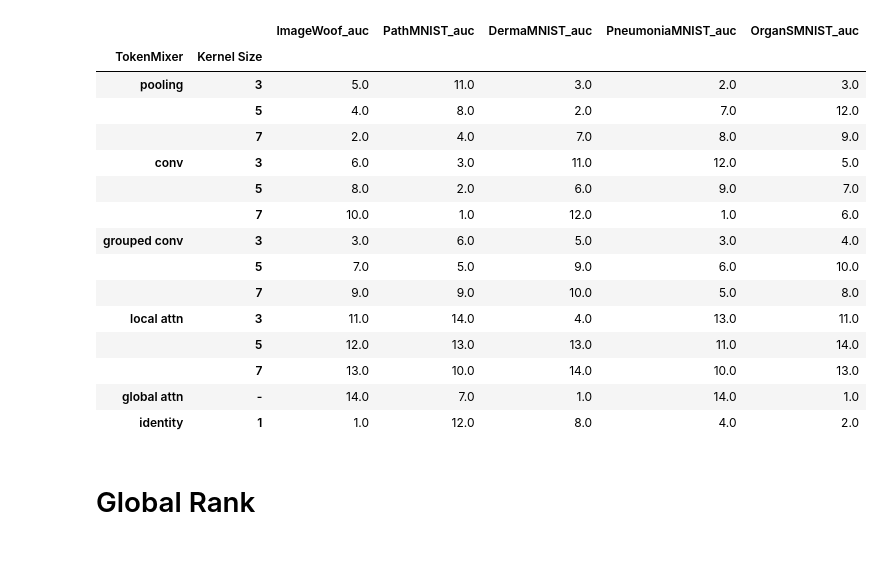
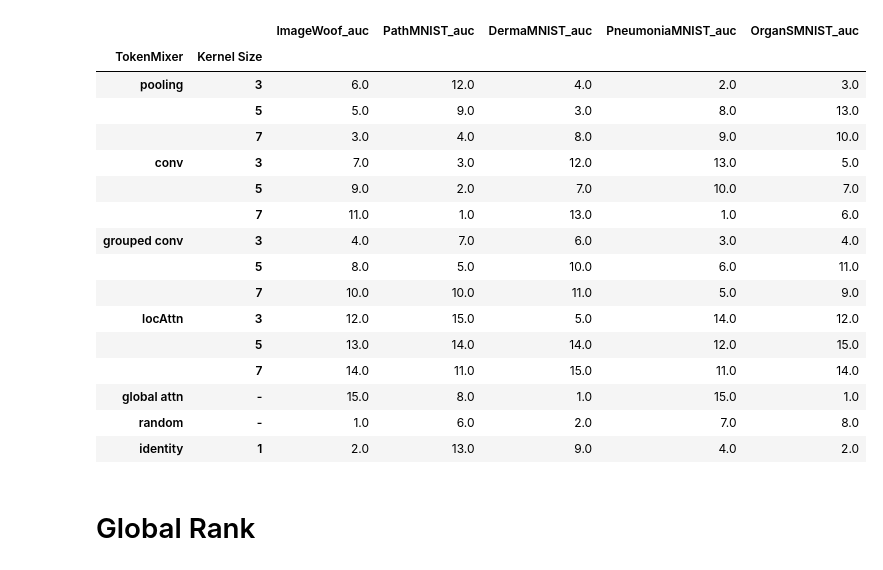
Before and after one commit to multimodallearning/MetaFormerMedImaging, a Jupyter notebook: eval/table_plot_classification_4t_scratch.ipynb, the cells around one changed output. Cells and saved outputs as stored; diff of their text form; code cells hidden in the pictures.

```diff
--- a/eval/table_plot_classification_4t_scratch.ipynb
+++ b/eval/table_plot_classification_4t_scratch.ipynb
@@ -11,13 +11,14 @@ markdown_string = """
 | conv        | 3           | 0.7869, 0.9483, 0.7891 | 0.8862, 0.9834, 0.8814   | 0.7083, 0.8675, 0.7123   | 0.9064, 0.9761, 0.9201   | 0.7721, 0.9534, 0.7765 |
 |             | 5           | 0.754, 0.9353, 0.7567  | 0.9045, 0.9878, 0.9035   | 0.7012, 0.8855, 0.7013   | 0.9419, 0.9807, 0.948    | 0.7695, 0.9475, 0.7743 |
 |             | 7           | 0.7078, 0.9235, 0.709  | 0.9115, 0.9887, 0.9112   | 0.6883, 0.8628, 0.6872   | 0.95, 0.9925, 0.9535     | 0.7872, 0.9503, 0.7901 |
-| grouped conv    | 3           | 0.7915, 0.9534, 0.7937 | 0.8888, 0.9803, 0.884    | 0.7138, 0.8867, 0.7029   | 0.9474, 0.9886, 0.9532   | 0.7837, 0.9535, 0.7863 |
+| grouped conv   | 3           | 0.7915, 0.9534, 0.7937 | 0.8888, 0.9803, 0.884    | 0.7138, 0.8867, 0.7029   | 0.9474, 0.9886, 0.9532   | 0.7837, 0.9535, 0.7863 |
 |             | 5           | 0.7694, 0.9412, 0.7713 | 0.9068, 0.9821, 0.9065   | 0.7091, 0.8746, 0.7062   | 0.9534, 0.9863, 0.9569   | 0.7961, 0.941, 0.8001  |
 |             | 7           | 0.7411, 0.9341, 0.7424 | 0.8927, 0.9798, 0.8884   | 0.6882, 0.8681, 0.7121   | 0.9521, 0.9878, 0.9552   | 0.785, 0.944, 0.7871   |
-| local attn   | 3           | 0.7357, 0.9152, 0.7371 | 0.858, 0.9701, 0.8476   | 0.7255, 0.8869, 0.7263  | 0.9521, 0.9739, 0.9521  | 0.7852, 0.9384, 0.7868 |
+| locAttn   | 3           | 0.7357, 0.9152, 0.7371 | 0.858, 0.9701, 0.8476   | 0.7255, 0.8869, 0.7263  | 0.9521, 0.9739, 0.9521  | 0.7852, 0.9384, 0.7868 |
 |             | 5           | 0.7203, 0.9104, 0.7206 | 0.8868, 0.9726, 0.8781  | 0.6999, 0.8538, 0.7199   | 0.9333, 0.978, 0.9408   | 0.783, 0.9274, 0.7875  |
-|             | 7           | 0.6914, 0.9014, 0.6908 | 0.8794, 0.9782, 0.8728  | 0.692, 0.8458, 0.7081    | 0.9346, 0.9803, 0.9395  | 0.7826, 0.9326, 0.7866 |
+|             | 7           | 0.6914, 0.9014, 0.6908 | 0.8794, 0.9782, 0.8728  | 0.692, 0.8458, 0.7081    | 0.9346, 0.9803, 0.9395 | 0.7826, 0.9326, 0.7866 |
 | global attn  | -           | 0.5439, 0.8885, 0.5408 | 0.8778, 0.9802, 0.8647   | 0.6046, 0.9174, 0.5384   | 0.8688, 0.9493, 0.881    | 0.7357, 0.9679, 0.741  |
+| random      | -           | 0.79, 0.96, 0.7911     | 0.9072, 0.9805, 0.9039   | 0.707, 0.9024, 0.723     | 0.9594, 0.9863, 0.9637   | 0.7709, 0.9461, 0.7731 |
 | identity    | 1           | 0.7695, 0.9575, 0.7698 | 0.8913, 0.9756, 0.8822   | 0.6722, 0.8784, 0.6761   | 0.9432, 0.9883, 0.9466   | 0.7687, 0.9626, 0.772  |
 | ResNet18    | 3           | 0.7454, 0.9381, 0.7478 | 0.8392, 0.9735, 0.826    | 0.7332, 0.9135, 0.7388   | 0.8885, 0.8885, 0.9048   | 0.7866, 0.9627, 0.7904 |
 |             | 5           | 0.7257, 0.9355, 0.7271 | 0.8732, 0.9735, 0.8615   | 0.7002, 0.8772, 0.7331   | 0.9308, 0.9833, 0.9404   | 0.7836, 0.9558, 0.7907 |
@@ -43,47 +44,48 @@ for line in lines[3:]:
     data.append(row)
 
 df = pd.DataFrame(data)
 df.iloc[:, 0] = df.iloc[:, 0].replace("", pd.NA).ffill()
 df.set_index(['TokenMixer', 'Kernel Size'], inplace=True)
 
 df_split = df.apply(lambda col: col.str.split(","))
 df_expanded = pd.concat(
     [df_split[col].apply(pd.Series).add_prefix(f"{col.strip()}_") for col in df_split.columns],
     axis=1
 )
 
 suffix_map = {
     "_0": "_acc",
     "_1": "_auc",
     "_2": "_f1"
 }
 df = df_expanded.rename(columns=lambda col: next((col.replace(k, v) for k, v in suffix_map.items() if k in col), col))
 df = df.apply(pd.to_numeric, errors="coerce")
 # df.to_pickle('classification_4t_scratch.pkl')
 
 # drop resnet and other metrics
 df_rank = df.loc[~df.index.get_level_values(0).str.startswith('ResNet'), df.columns.str.endswith('_auc')]
 df_rank = df_rank.rank(axis=0, ascending=False, method="first")
 df_rank_no_imgwoof = df_rank.iloc[:, 1:]
 
 df_rank
 # %% [output]
 |  |  | ImageWoof_auc | PathMNIST_auc | DermaMNIST_auc | PneumoniaMNIST_auc | OrganSMNIST_auc |
 | TokenMixer | Kernel Size |  |  |  |  |  |
-| pooling | 3 | 5.0 | 11.0 | 3.0 | 2.0 | 3.0 |
-|  | 5 | 4.0 | 8.0 | 2.0 | 7.0 | 12.0 |
-|  | 7 | 2.0 | 4.0 | 7.0 | 8.0 | 9.0 |
-| conv | 3 | 6.0 | 3.0 | 11.0 | 12.0 | 5.0 |
-|  | 5 | 8.0 | 2.0 | 6.0 | 9.0 | 7.0 |
-|  | 7 | 10.0 | 1.0 | 12.0 | 1.0 | 6.0 |
-| grouped conv | 3 | 3.0 | 6.0 | 5.0 | 3.0 | 4.0 |
-|  | 5 | 7.0 | 5.0 | 9.0 | 6.0 | 10.0 |
-|  | 7 | 9.0 | 9.0 | 10.0 | 5.0 | 8.0 |
-| local attn | 3 | 11.0 | 14.0 | 4.0 | 13.0 | 11.0 |
-|  | 5 | 12.0 | 13.0 | 13.0 | 11.0 | 14.0 |
-|  | 7 | 13.0 | 10.0 | 14.0 | 10.0 | 13.0 |
-| global attn | - | 14.0 | 7.0 | 1.0 | 14.0 | 1.0 |
-| identity | 1 | 1.0 | 12.0 | 8.0 | 4.0 | 2.0 |
+| pooling | 3 | 6.0 | 12.0 | 4.0 | 2.0 | 3.0 |
+|  | 5 | 5.0 | 9.0 | 3.0 | 8.0 | 13.0 |
+|  | 7 | 3.0 | 4.0 | 8.0 | 9.0 | 10.0 |
+| conv | 3 | 7.0 | 3.0 | 12.0 | 13.0 | 5.0 |
+|  | 5 | 9.0 | 2.0 | 7.0 | 10.0 | 7.0 |
+|  | 7 | 11.0 | 1.0 | 13.0 | 1.0 | 6.0 |
+| grouped conv | 3 | 4.0 | 7.0 | 6.0 | 3.0 | 4.0 |
+|  | 5 | 8.0 | 5.0 | 10.0 | 6.0 | 11.0 |
+|  | 7 | 10.0 | 10.0 | 11.0 | 5.0 | 9.0 |
+| locAttn | 3 | 12.0 | 15.0 | 5.0 | 14.0 | 12.0 |
+|  | 5 | 13.0 | 14.0 | 14.0 | 12.0 | 15.0 |
+|  | 7 | 14.0 | 11.0 | 15.0 | 11.0 | 14.0 |
+| global attn | - | 15.0 | 8.0 | 1.0 | 15.0 | 1.0 |
+| random | - | 1.0 | 6.0 | 2.0 | 7.0 | 8.0 |
+| identity | 1 | 2.0 | 13.0 | 9.0 | 4.0 | 2.0 |
 # %% [markdown]
 # Global Rank
 # %%
```
Also changed, not shown: parts of 12 cells of this notebook, 4 other files.
